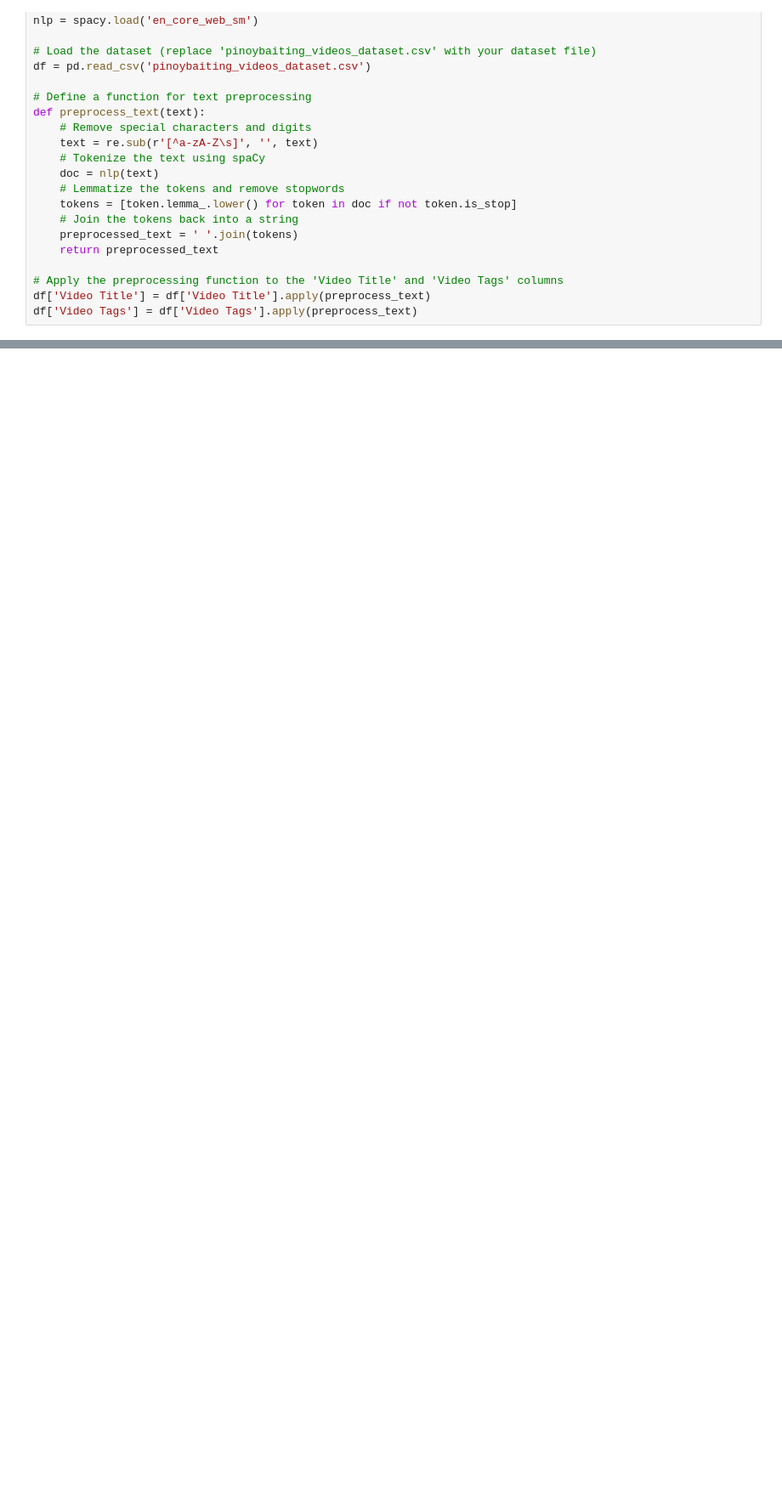
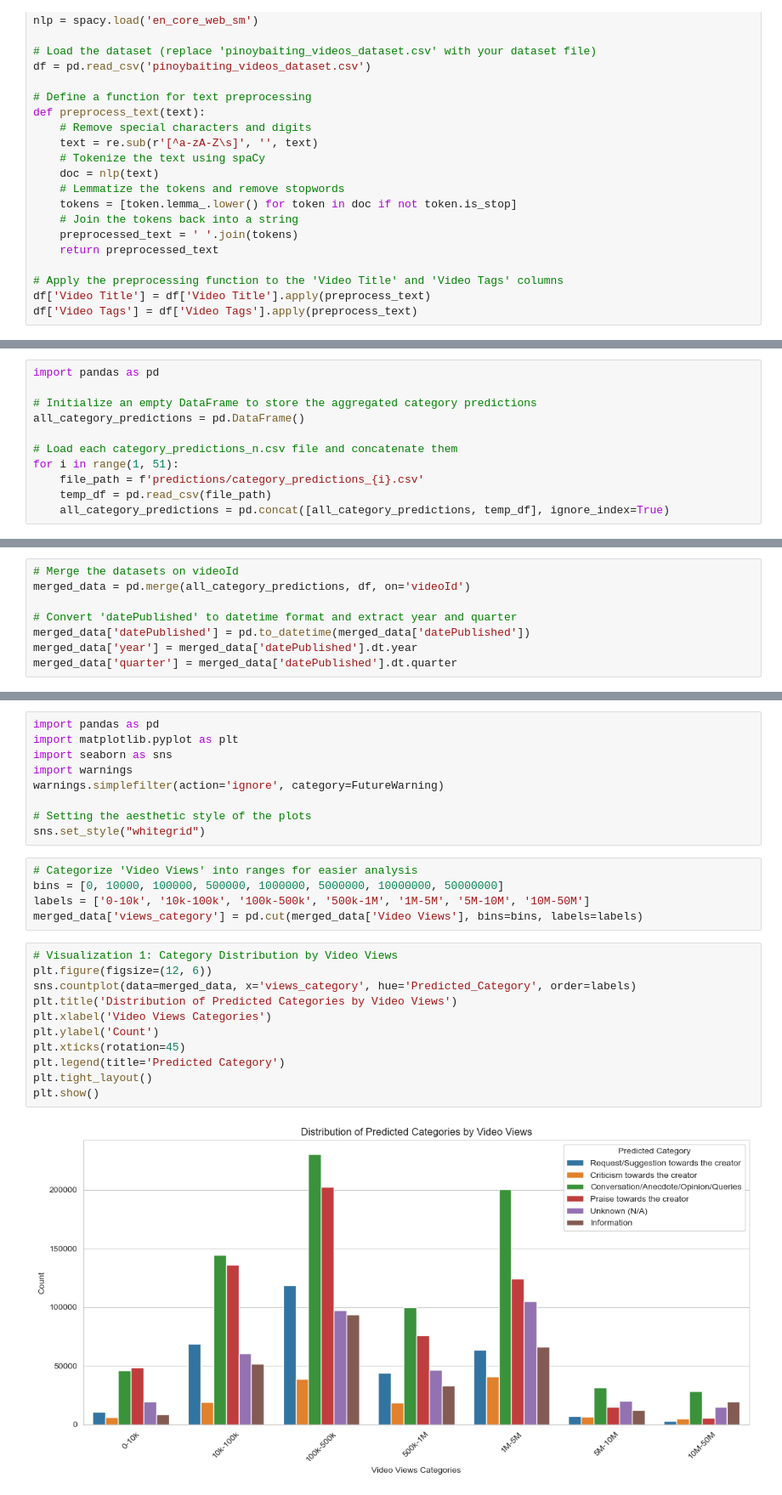
Before and after one commit to jaiiraaaaaa/thesis_EDA, a Jupyter notebook: Thesis_EDA.ipynb, the cells around one changed output, grey strips where cells are left out. Shown at 85% size. Saved outputs shown, nothing was run; the diff lists cells and outputs as text; blank space fills up the shorter version.

```diff
--- a/Thesis_EDA.ipynb
+++ b/Thesis_EDA.ipynb
@@ -342,0 +323,11 @@ Distribution of Channel Countries
+# %%
+import pandas as pd
+
+# Initialize an empty DataFrame to store the aggregated category predictions
+all_category_predictions = pd.DataFrame()
+
+# Load each category_predictions_n.csv file and concatenate them
+for i in range(1, 51):
+    file_path = f'predictions/category_predictions_{i}.csv'
+    temp_df = pd.read_csv(file_path)
+    all_category_predictions = pd.concat([all_category_predictions, temp_df], ignore_index=True)
@@ -342,0 +342,8 @@ Distribution of Channel Countries
+# %%
+# Merge the datasets on videoId
+merged_data = pd.merge(all_category_predictions, df, on='videoId')
+
+# Convert 'datePublished' to datetime format and extract year and quarter
+merged_data['datePublished'] = pd.to_datetime(merged_data['datePublished'])
+merged_data['year'] = merged_data['datePublished'].dt.year
+merged_data['quarter'] = merged_data['datePublished'].dt.quarter
@@ -342,0 +352,27 @@ Distribution of Channel Countries
+# %%
+import pandas as pd
+import matplotlib.pyplot as plt
+import seaborn as sns
+import warnings
+warnings.simplefilter(action='ignore', category=FutureWarning)
+
+# Setting the aesthetic style of the plots
+sns.set_style("whitegrid")
+# %%
+# Categorize 'Video Views' into ranges for easier analysis
+bins = [0, 10000, 100000, 500000, 1000000, 5000000, 10000000, 50000000]
+labels = ['0-10k', '10k-100k', '100k-500k', '500k-1M', '1M-5M', '5M-10M', '10M-50M']
+merged_data['views_category'] = pd.cut(merged_data['Video Views'], bins=bins, labels=labels)
+# %%
+# Visualization 1: Category Distribution by Video Views
+plt.figure(figsize=(12, 6))
+sns.countplot(data=merged_data, x='views_category', hue='Predicted_Category', order=labels)
+plt.title('Distribution of Predicted Categories by Video Views')
+plt.xlabel('Video Views Categories')
+plt.ylabel('Count')
+plt.xticks(rotation=45)
+plt.legend(title='Predicted Category')
+plt.tight_layout()
+plt.show()
+# %% [output]
+[figure, added]
```
Also changed, not shown: parts of 17 cells of this notebook.
